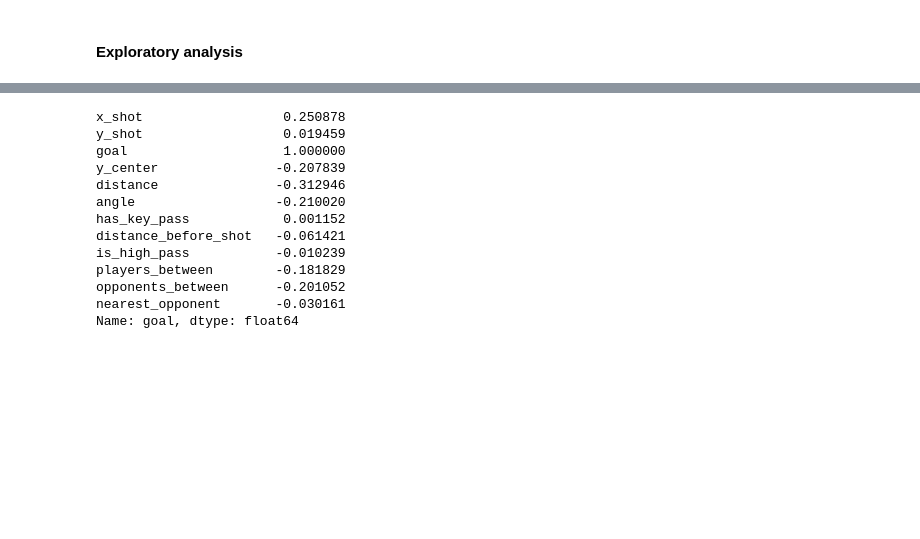
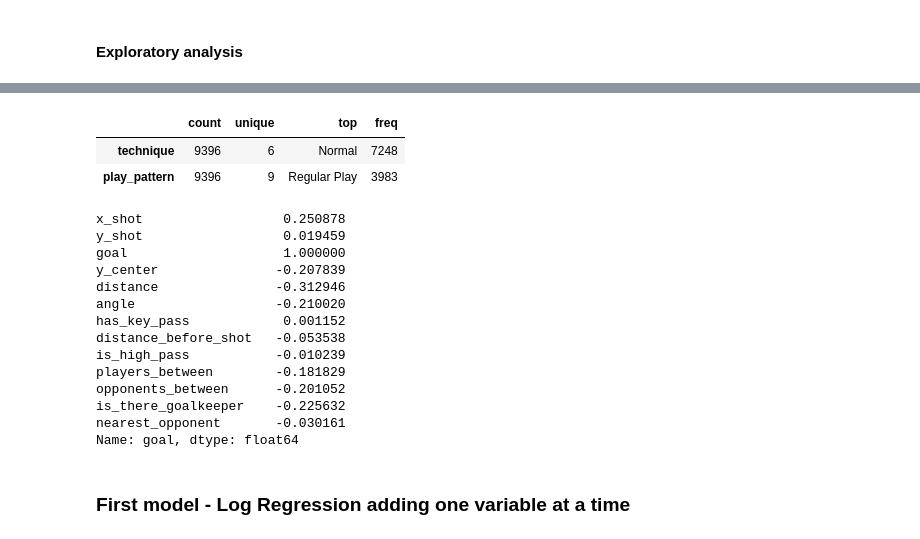
Before and after one commit to MatteoFelici/football, a Jupyter notebook: xg-model/StatsBomb.ipynb, the cells around one changed output, grey strips where cells are left out. Saved outputs shown, nothing was run; the diff lists cells and outputs as text; code cells hidden in the pictures; blank space fills up the shorter version.

```diff
--- a/xg-model/StatsBomb.ipynb
+++ b/xg-model/StatsBomb.ipynb
@@ -385,6 +389,12 @@ shots.describe().T
 | nearest_opponent | 8347.0 | 4.503295 | 3.498829 | 0.300000 | 2.024846 | 3.405877 | 5.869412 | 31.978118 |
+# %%
+df.describe(include='O').T
+# %% [output]
+|  | count | unique | top | freq |
+| technique | 9396 | 6 | Normal | 7248 |
+| play_pattern | 9396 | 9 | Regular Play | 3983 |
 # %%
-shots.corr()['goal']
+df.corr()['goal']
 # %% [output]
 x_shot                  0.250878
 y_shot                  0.019459
@@ -393,9 +403,12 @@ y_center               -0.207839
 distance               -0.312946
 angle                  -0.210020
 has_key_pass            0.001152
-distance_before_shot   -0.061421
+distance_before_shot   -0.053538
 is_high_pass           -0.010239
 players_between        -0.181829
 opponents_between      -0.201052
+is_there_goalkeeper    -0.225632
 nearest_opponent       -0.030161
 Name: goal, dtype: float64
+# %% [markdown]
+### First model - Log Regression adding one variable at a time
```
Also changed, not shown: parts of 23 cells of this notebook.
